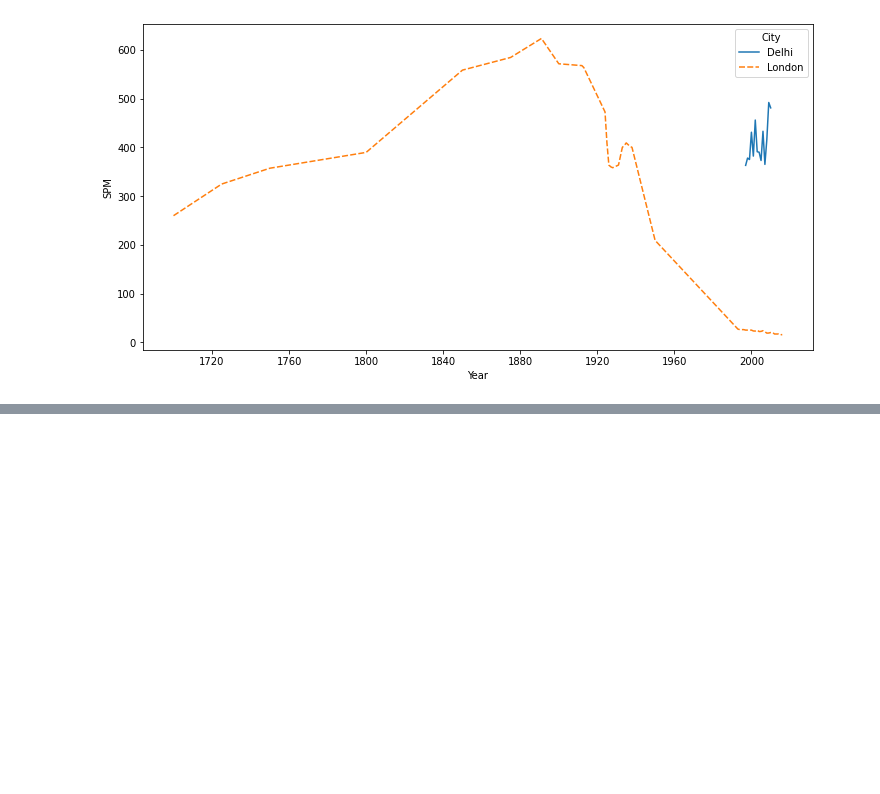
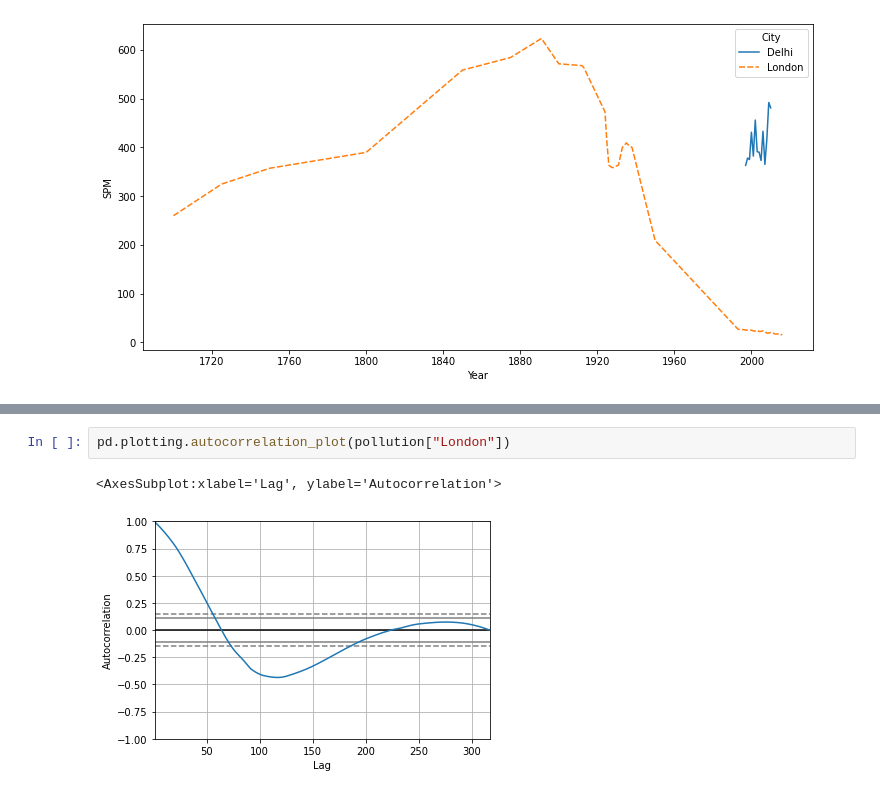
Before and after one commit to igonzalezperez/ml-time-series-book, a Jupyter notebook: chapter2.ipynb, the cells around one changed output, grey strips where cells are left out. Cells and saved outputs as stored; diff of their text form; blank space fills up the shorter version.

```diff
--- a/chapter2.ipynb
+++ b/chapter2.ipynb
@@ -113,0 +188,5 @@ Text(0, 0.5, 'SPM')
+# %%
+pd.plotting.autocorrelation_plot(pollution["London"])
+# %% [output]
+<AxesSubplot:xlabel='Lag', ylabel='Autocorrelation'>
+[figure, added]
```
Also changed, not shown: parts of 11 cells of this notebook.
